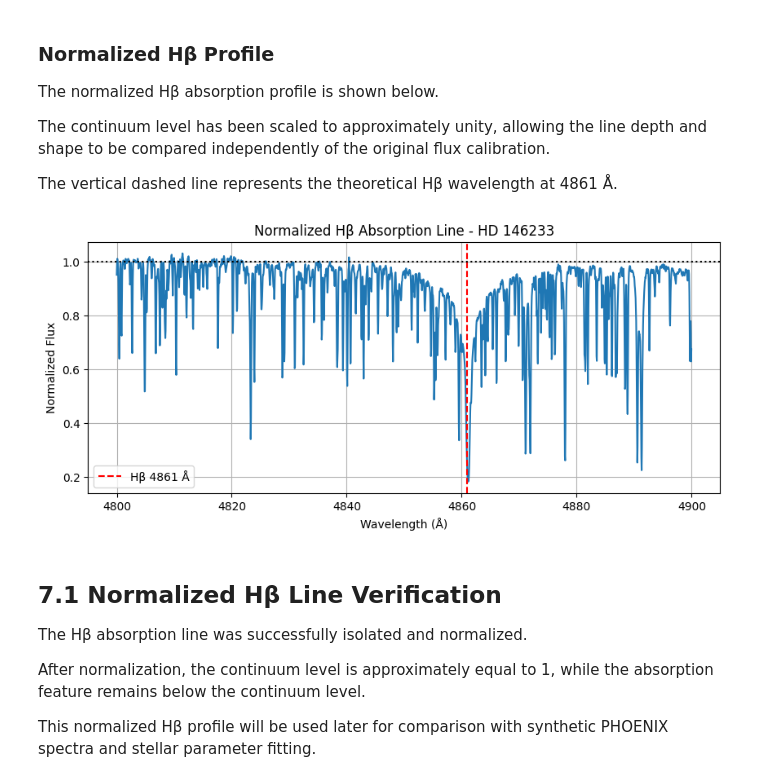
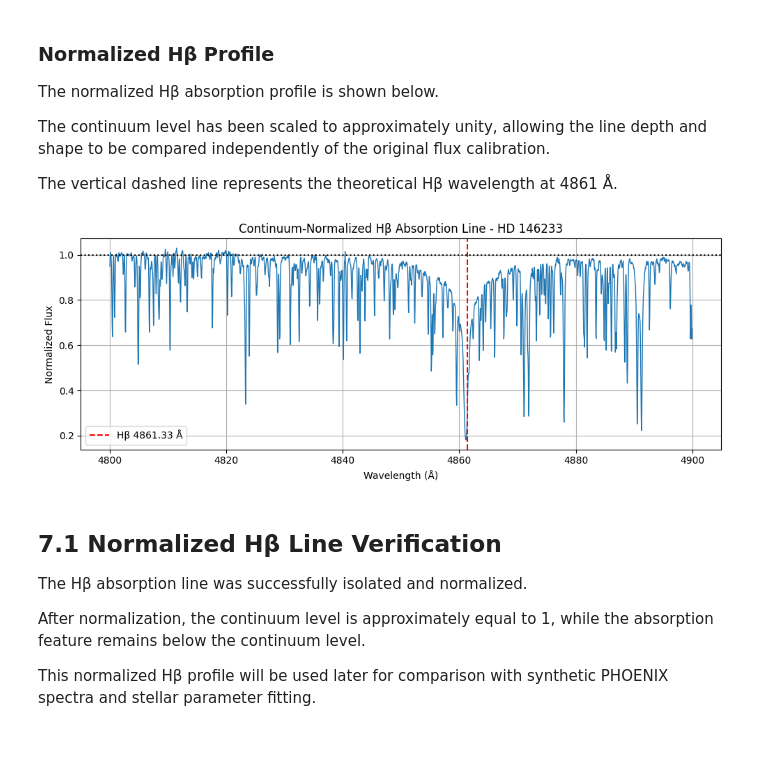
Before and after one commit to fardinabdullah/AST402_MidTerm_Project, a Jupyter notebook: notebooks/02.observed-spectrum-acquisition.ipynb, the cells around one changed output. Cells and saved outputs as stored; diff of their text form; code cells hidden in the pictures; blank space fills up the shorter version.

```diff
--- a/notebooks/02.observed-spectrum-acquisition.ipynb
+++ b/notebooks/02.observed-spectrum-acquisition.ipynb
@@ -387,23 +419,46 @@ The vertical dashed line represents the theoretical Hβ wavelength at
 # %%
 plt.figure(figsize=(10,4))
 
-plt.plot(hb_wavelength, hb_flux_norm)
+plt.plot(
+    hb_wavelength,
+    hb_flux_norm,
+    linewidth=1
+)
 
-plt.axvline(4861, color="red", linestyle="--", label="Hβ 4861 Å")
+plt.axvline(
+    4861.33,
+    color="red",
+    linestyle="--",
+    label="Hβ 4861.33 Å"
+)
 
-plt.axhline(1.0, color="black", linestyle=":")
+plt.axhline(
+    1.0,
+    color="black",
+    linestyle=":"
+)
 
 plt.xlabel("Wavelength (Å)")
 plt.ylabel("Normalized Flux")
 
-plt.title("Normalized Hβ Absorption Line - HD 146233")
+plt.title(
+    "Continuum-Normalized Hβ Absorption Line - HD 146233"
+)
 
 plt.legend()
 plt.grid(True)
 
+plt.tight_layout()
+
+plt.savefig(
+    "../plots/report_figures/normalised_hbeta_profile.png",
+    dpi=300,
+    bbox_inches="tight"
+)
+
 plt.show()
 # %% [output]
-[figure, old version]
+[figure, new version]
 # %% [markdown]
 ## 7.1 Normalized Hβ Line Verification
 
```
Also changed, not shown: parts of 13 cells of this notebook, 45 other files.
